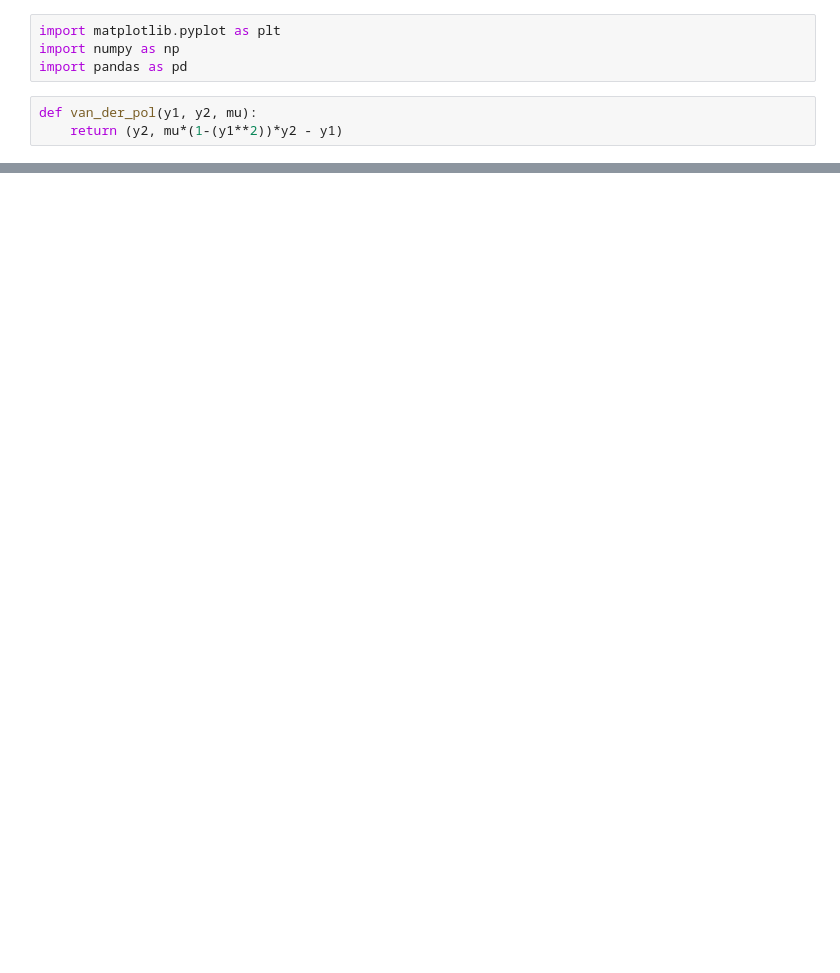
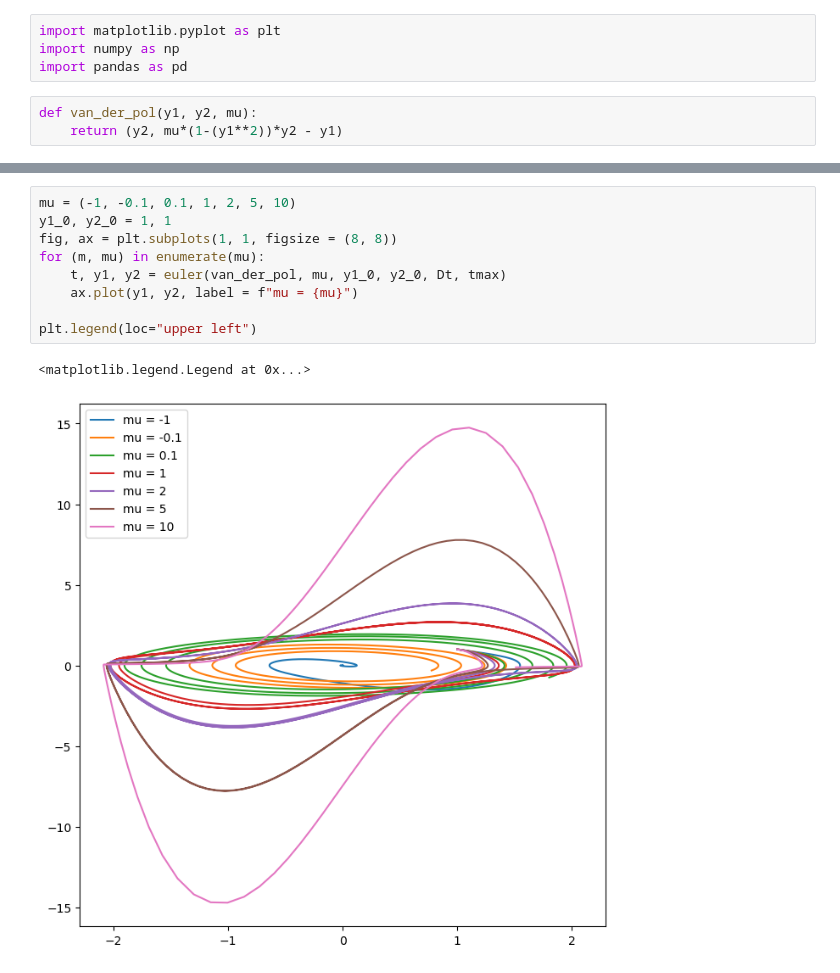
Before and after one commit to Nik4002/odes-modeling, a Jupyter notebook: hw3-p9-simulating-van-der-pol.ipynb, the cells around one changed output, grey strips where cells are left out. Drawn from its saved outputs; the diff is of its cells as text; blank space fills up the shorter version.

```diff
--- a/hw3-p9-simulating-van-der-pol.ipynb
+++ b/hw3-p9-simulating-van-der-pol.ipynb
@@ -40,0 +40,12 @@ OverflowError: (34, 'Result too large')
+# %%
+mu = (-1, -0.1, 0.1, 1, 2, 5, 10)
+y1_0, y2_0 = 1, 1
+fig, ax = plt.subplots(1, 1, figsize = (8, 8))
+for (m, mu) in enumerate(mu):
+    t, y1, y2 = euler(van_der_pol, mu, y1_0, y2_0, Dt, tmax)
+    ax.plot(y1, y2, label = f"mu = {mu}")
+
+plt.legend(loc="upper left")
+# %% [output]
+<matplotlib.legend.Legend at 0x...>
+[figure, added]
```
Also changed, not shown: parts of 1 cell of this notebook.
